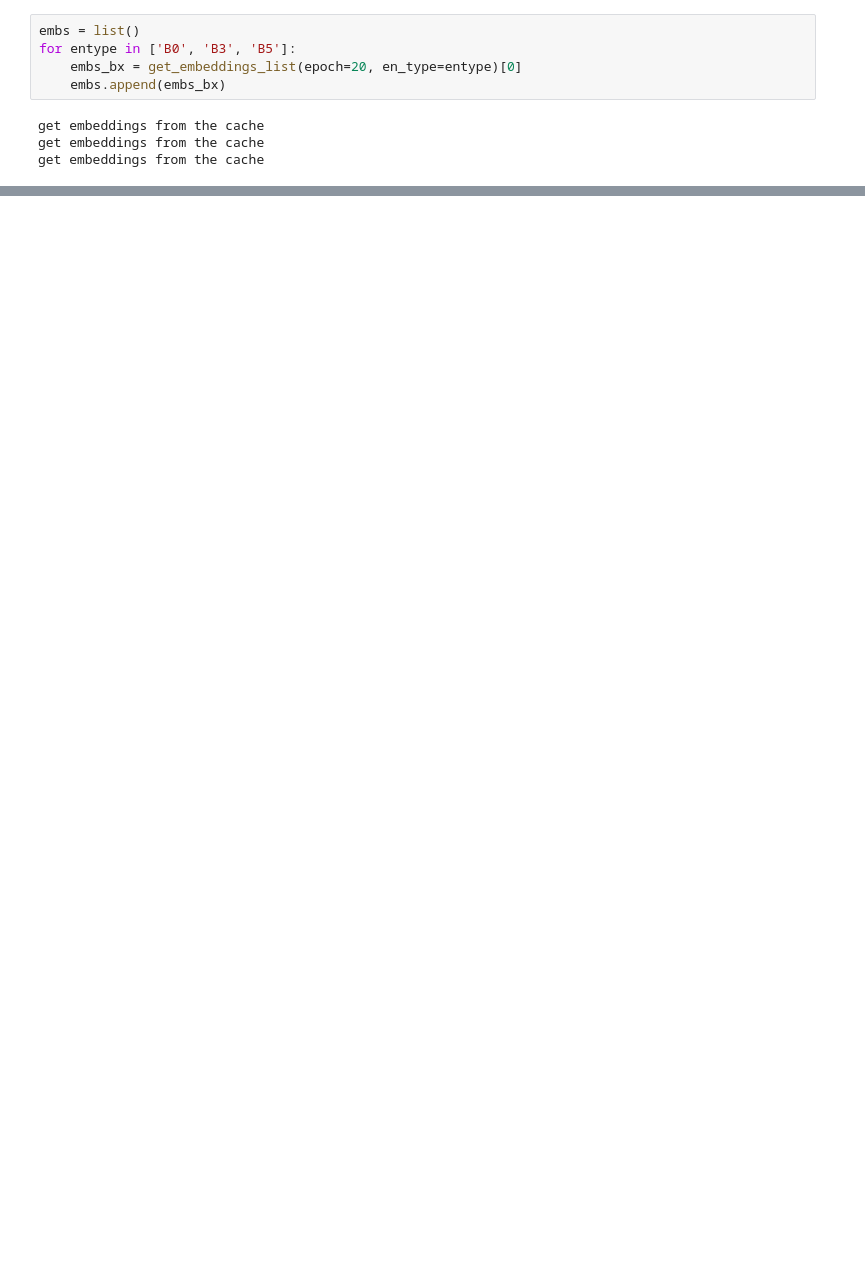
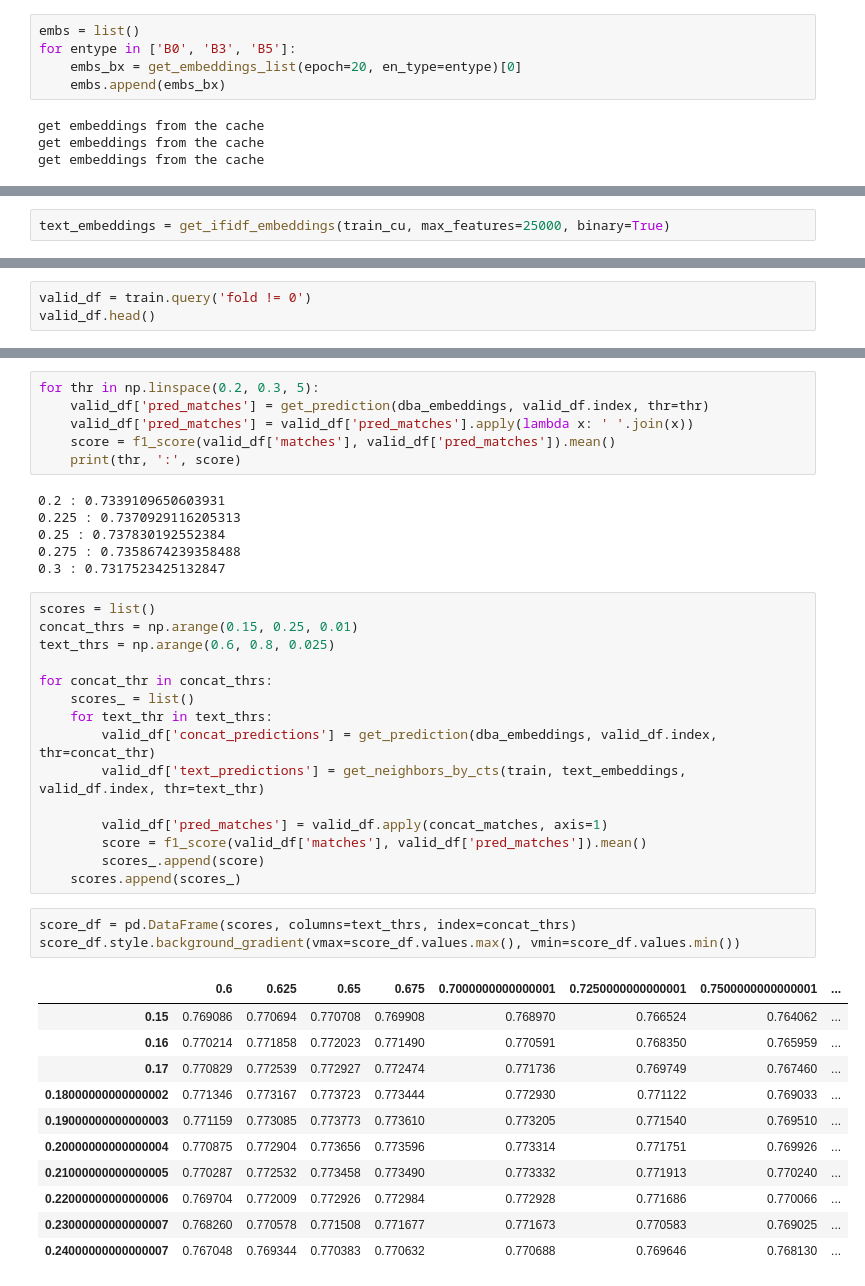
Before and after one commit to yamaguchi-milkcocholate/Shopee, a Jupyter notebook: notebooks/evaluateconcat.ipynb, the cells around one changed output, grey strips where cells are left out. Drawn from its saved outputs; the diff is of its cells as text; blank space fills up the shorter version.

```diff
--- a/notebooks/evaluateconcat.ipynb
+++ b/notebooks/evaluateconcat.ipynb
@@ -448,0 +400,2 @@ Our best score is 0.8689642330462329 and has a threshold 0.2
+# %%
+text_embeddings = get_ifidf_embeddings(train_cu, max_features=25000, binary=True)
@@ -448,0 +404,3 @@ Our best score is 0.8689642330462329 and has a threshold 0.2
+# %%
+valid_df = train.query('fold != 0')
+valid_df.head()
@@ -448,0 +414,42 @@ Our best score is 0.8689642330462329 and has a threshold 0.2
+# %%
+for thr in np.linspace(0.2, 0.3, 5):
+    valid_df['pred_matches'] = get_prediction(dba_embeddings, valid_df.index, thr=thr)
+    valid_df['pred_matches'] = valid_df['pred_matches'].apply(lambda x: ' '.join(x))
+    score = f1_score(valid_df['matches'], valid_df['pred_matches']).mean()
+    print(thr, ':', score)
+# %% [output]
+0.2 : 0.7339109650603931
+0.225 : 0.7370929116205313
+0.25 : 0.737830192552384
+0.275 : 0.7358674239358488
+0.3 : 0.7317523425132847
+# %%
+scores = list()
+concat_thrs = np.arange(0.15, 0.25, 0.01)
+text_thrs = np.arange(0.6, 0.8, 0.025)
+
+for concat_thr in concat_thrs:
+    scores_ = list()
+    for text_thr in text_thrs:
+        valid_df['concat_predictions'] = get_prediction(dba_embeddings, valid_df.index, thr=concat_thr)
+        valid_df['text_predictions'] = get_neighbors_by_cts(train, text_embeddings, valid_df.index, thr=text_thr)
+
+        valid_df['pred_matches'] = valid_df.apply(concat_matches, axis=1)
+        score = f1_score(valid_df['matches'], valid_df['pred_matches']).mean()
+        scores_.append(score)
+    scores.append(scores_)
+# %%
+score_df = pd.DataFrame(scores, columns=text_thrs, index=concat_thrs)
+score_df.style.background_gradient(vmax=score_df.values.max(), vmin=score_df.values.min())
+# %% [output]
+|  | 0.6 | 0.625 | 0.65 | 0.675 | 0.7000000000000001 | 0.7250000000000001 | 0.7500000000000001 | ... |
+| 0.15 | 0.769086 | 0.770694 | 0.770708 | 0.769908 | 0.768970 | 0.766524 | 0.764062 | ... |
+| 0.16 | 0.770214 | 0.771858 | 0.772023 | 0.771490 | 0.770591 | 0.768350 | 0.765959 | ... |
+| 0.17 | 0.770829 | 0.772539 | 0.772927 | 0.772474 | 0.771736 | 0.769749 | 0.767460 | ... |
+| 0.18000000000000002 | 0.771346 | 0.773167 | 0.773723 | 0.773444 | 0.772930 | 0.771122 | 0.769033 | ... |
+| 0.19000000000000003 | 0.771159 | 0.773085 | 0.773773 | 0.773610 | 0.773205 | 0.771540 | 0.769510 | ... |
+| 0.20000000000000004 | 0.770875 | 0.772904 | 0.773656 | 0.773596 | 0.773314 | 0.771751 | 0.769926 | ... |
+| 0.21000000000000005 | 0.770287 | 0.772532 | 0.773458 | 0.773490 | 0.773332 | 0.771913 | 0.770240 | ... |
+| 0.22000000000000006 | 0.769704 | 0.772009 | 0.772926 | 0.772984 | 0.772928 | 0.771686 | 0.770066 | ... |
+| 0.23000000000000007 | 0.768260 | 0.770578 | 0.771508 | 0.771677 | 0.771673 | 0.770583 | 0.769025 | ... |
+| 0.24000000000000007 | 0.767048 | 0.769344 | 0.770383 | 0.770632 | 0.770688 | 0.769646 | 0.768130 | ... |
```
Also changed, not shown: parts of 24 cells of this notebook, 3 other files.
